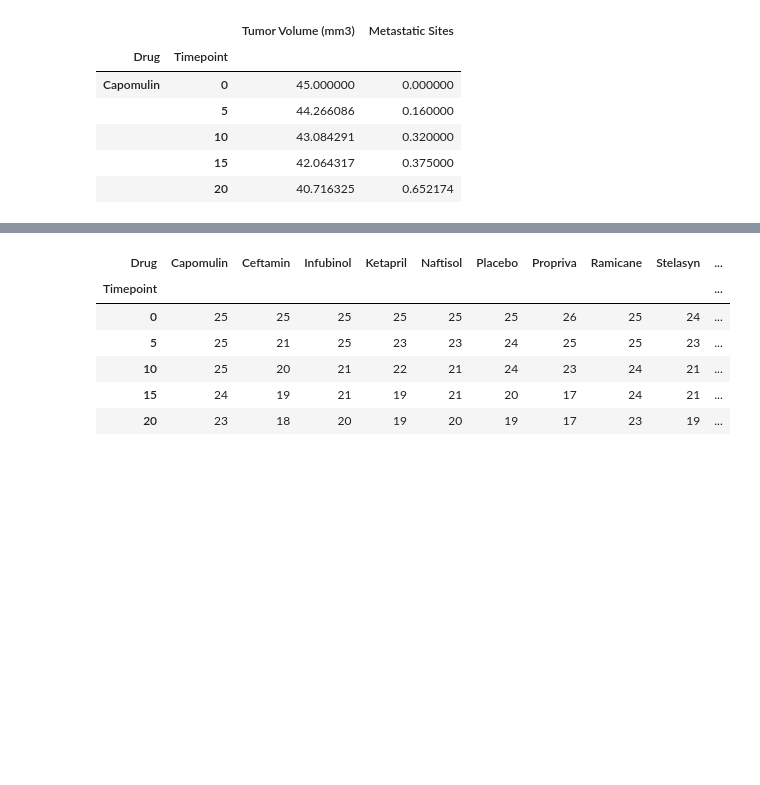
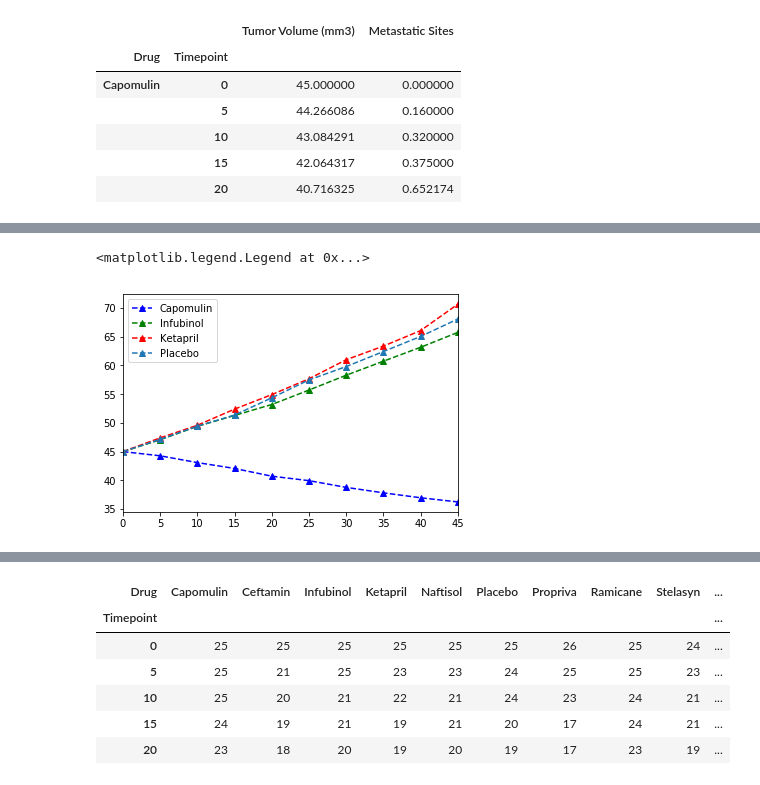
Before and after one commit to Gryazzz/Pymaceuticals_Matplotlib, a Jupyter notebook: Pymaceuticals.ipynb, the cells around one changed output, grey strips where cells are left out. Cells and saved outputs as stored; diff of their text form; code cells hidden in the pictures; blank space fills up the shorter version.

```diff
--- a/Pymaceuticals.ipynb
+++ b/Pymaceuticals.ipynb
@@ -52,3 +48,16 @@ tumor_time
+# %%
+#ttm.plot(kind='scatter', x='Timepoint', y='Tumor Volume (mm3)')
+fig, ax = plt.subplots()
+ax.set_xlim(tt['Timepoint'][0], tt['Timepoint'].max(), 1)
+ax.plot(tt['Timepoint'], tt['Capomulin'], 'b--', marker='^', label='Capomulin')
+ax.plot(tt['Timepoint'], tt['Infubinol'], 'g--', marker='^', label='Infubinol')
+ax.plot(tt['Timepoint'], tt['Ketapril'], 'r--', marker='^', label='Ketapril')
+ax.plot(tt['Timepoint'], tt['Placebo'], 'p--', marker='^', label='Placebo')
+
+ax.legend()
+# %% [output]
+<matplotlib.legend.Legend at 0x...>
+[figure, added]
 # %%
 metast_time = ttm.pivot(index='Timepoint', columns='Drug', values='Metastatic Sites')
 metast_time.head()
```
Also changed, not shown: parts of 1 cell of this notebook.
